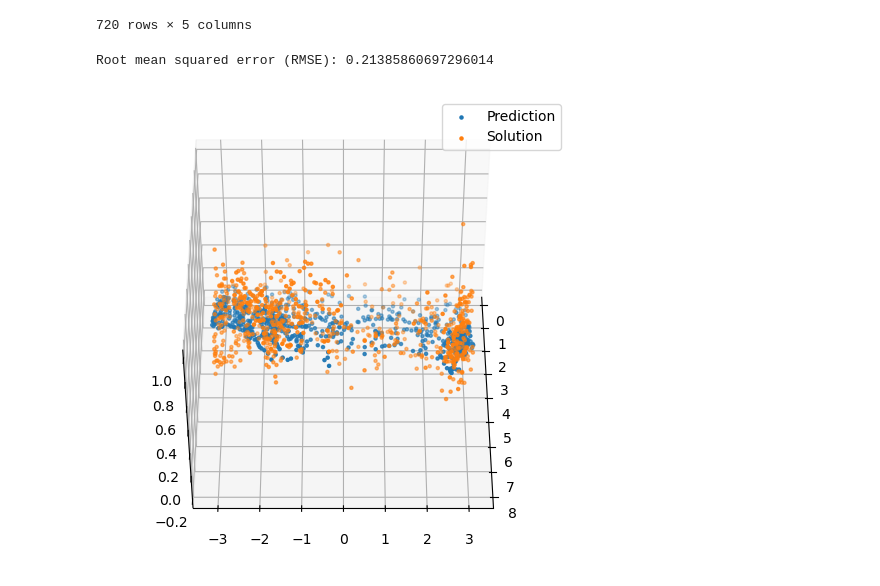
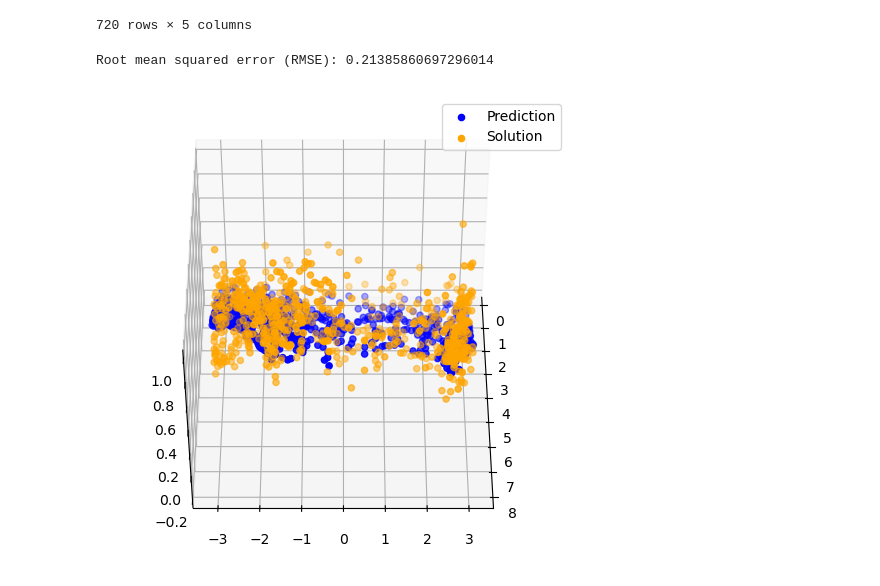
Before and after one commit to danny1401/IN5410-Assignment2, a Jupyter notebook: Task2/task2.ipynb, the cells around one changed output. Saved outputs shown, nothing was run; the diff lists cells and outputs as text; code cells hidden in the pictures.

```diff
--- a/Task2/task2.ipynb
+++ b/Task2/task2.ipynb
@@ -99,33 +99,33 @@ dfWFI
 X_train = dfTrainData[['WS10', 'WD10']]
 y_train = dfTrainData['POWER']
 
+# Predict the wind power production for the whole month 11.2013 based on the MLR model and weather data in WeatherForecastInput.csv
+X_test = dfWFI[['WS10', 'WD10']]
+
 # Train the Multiple Linear Regression model
 LR_model = LinearRegression()
 LR_model.fit(X_train, y_train)
 
-# Predict the wind power production for the whole month 11.2013 based on the MLR model and weather data in WeatherForecastInput.csv
-X_test = dfWFI[['WS10', 'WD10']]
-
 # Prediction
 y_pred = LR_model.predict(X_test)
 dfWFI.insert(1, 'POWER', y_pred)
+
+# Evaluate the model
+dfSolution = pd.read_csv("./../Solution.csv")
+print('Root mean squared error (RMSE):', np.sqrt(mean_squared_error(dfSolution['POWER'], y_pred)))
+# %% [output]
+Root mean squared error (RMSE): 0.21385860697296014
+# %%
+fig = plt.figure(figsize=(12, 6))
+ax = fig.add_subplot(projection ='3d')
+ax.scatter(dfWFI['WS10'] , dfWFI['WD10'], y_pred, label ='Prediction', color = 'b')
+ax.scatter(dfWFI['WS10'] , dfWFI['WD10'], dfSolution['POWER'], label ='Solution', color = 'orange')
+ax.legend()
+ax.view_init(45, 0)
+plt.show()
+# %% [output]
+[figure, added]
 # %%
 # The predicted wind power production is saved in the file ForecastTemplate2.csv
 pred_df = pd.DataFrame({'TIMESTAMP': dfWFI['TIMESTAMP'], 'POWER': y_pred})
 pred_df.to_csv('./../ForecastTemplate/ForecastTemplate2.csv', index=False)
-# %%
-# Evaluate the model
-dfSolution = pd.read_csv("./../Solution.csv")
-print('Root mean squared error (RMSE):', np.sqrt(mean_squared_error(dfSolution['POWER'], y_pred)))
-# %% [output]
-Root mean squared error (RMSE): 0.21385860697296014
-# %%
-fig = plt.figure(figsize=(12, 6))
-ax = fig.add_subplot(projection ='3d')
-ax.scatter(dfWFI['WS10'] , dfWFI['WD10'], y_pred, label ='Prediction', s = 5)
-ax.scatter(dfWFI['WS10'] , dfWFI['WD10'], dfSolution['POWER'], label ='Solution', s = 5)
-ax.legend()
-ax.view_init(45, 0)
-plt.show()
-# %% [output]
-[figure, removed]
```
Also changed, not shown: 7 other files.
